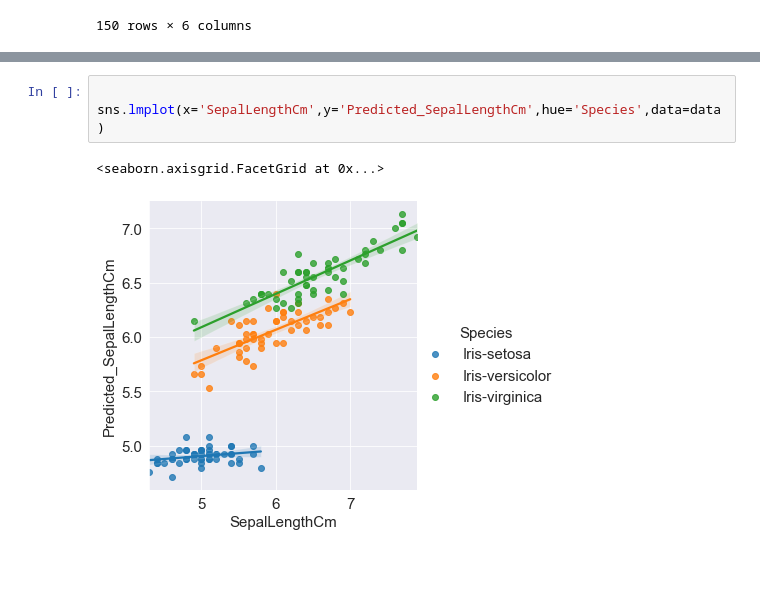
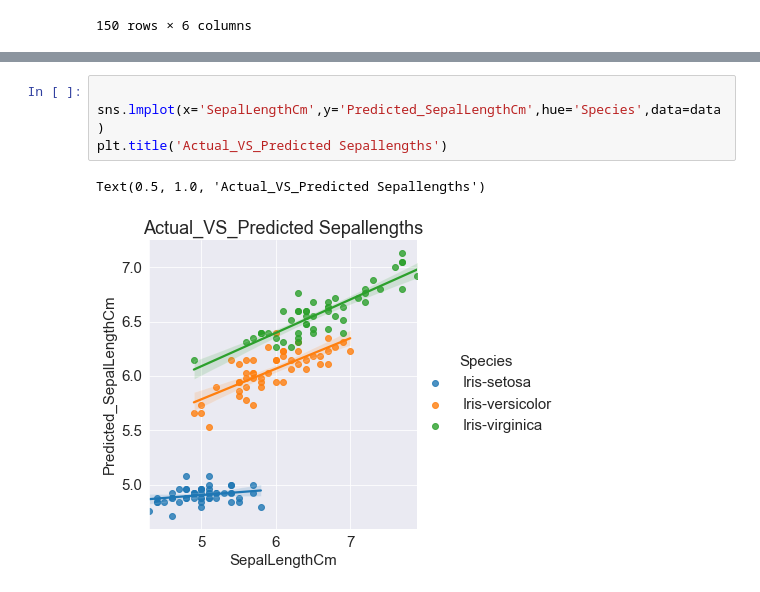
Before and after one commit to Arpan-tech-create/THE_SPARKS_FOUNDATION, a Jupyter notebook: Iris Project.ipynb, the cells around one changed output, grey strips where cells are left out. Drawn from its saved outputs; the diff is of its cells as text; blank space fills up the shorter version.

```diff
--- a/Iris Project.ipynb
+++ b/Iris Project.ipynb
@@ -286,6 +292,7 @@ data['PetalLengthCm'].max()
 # %%
 
 sns.lmplot(x='SepalLengthCm',y='Predicted_SepalLengthCm',hue='Species',data=data)
+plt.title('Actual_VS_Predicted Sepallengths')
 # %% [output]
-<seaborn.axisgrid.FacetGrid at 0x...>
+Text(0.5, 1.0, 'Actual_VS_Predicted Sepallengths')
-[figure, old version]
+[figure, new version]
```
Also changed, not shown: parts of 6 cells of this notebook.
